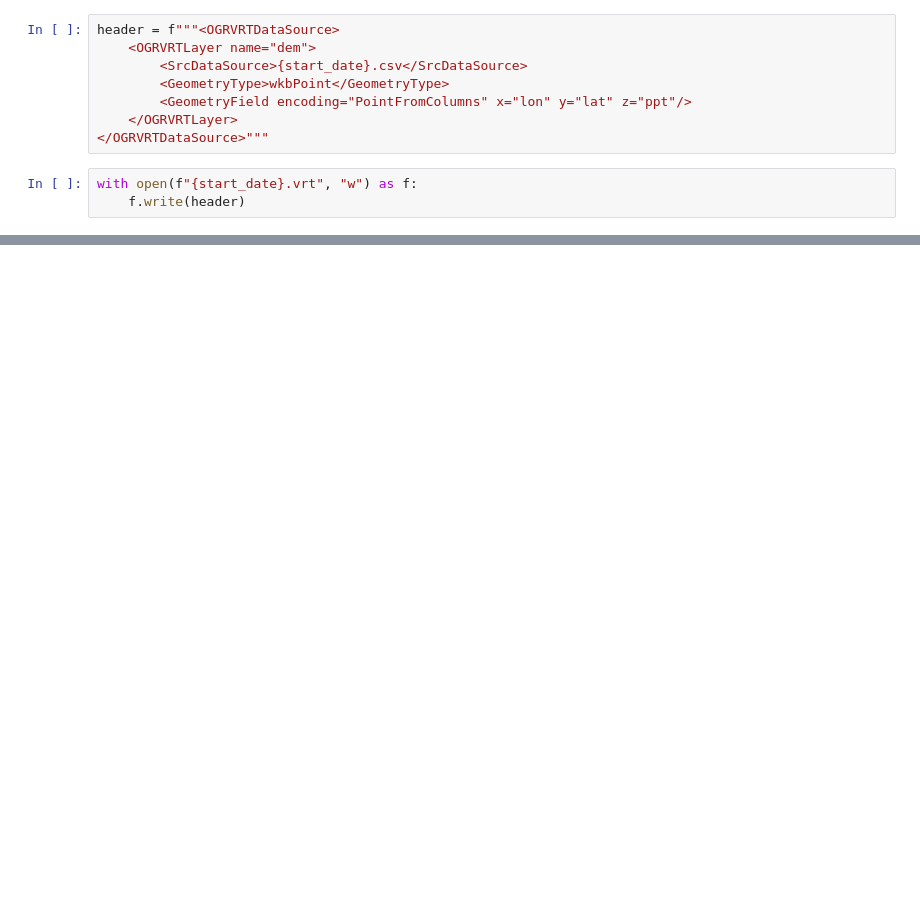
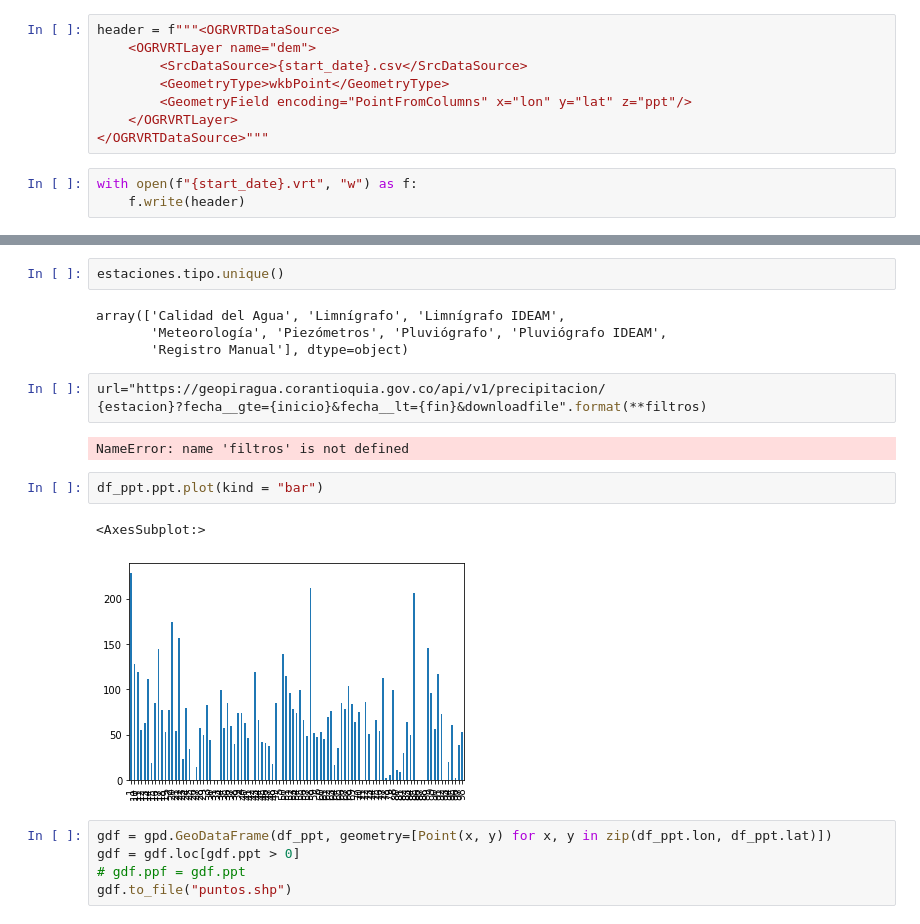
Before and after one commit to ospinals/piragua_backend_estaciones, a Jupyter notebook: piragua-src/PPT/Untitled.ipynb, the cells around one changed output, grey strips where cells are left out. Saved outputs shown, nothing was run; the diff lists cells and outputs as text; blank space fills up the shorter version.

```diff
--- a/piragua-src/PPT/Untitled.ipynb
+++ b/piragua-src/PPT/Untitled.ipynb
@@ -80,0 +341,21 @@ df_ppt
+# %%
+estaciones.tipo.unique()
+# %% [output]
+array(['Calidad del Agua', 'Limnígrafo', 'Limnígrafo IDEAM',
+       'Meteorología', 'Piezómetros', 'Pluviógrafo', 'Pluviógrafo IDEAM',
+       'Registro Manual'], dtype=object)
+# %%
+url="https://geopiragua.corantioquia.gov.co/api/v1/precipitacion/
+{estacion}?fecha__gte={inicio}&fecha__lt={fin}&downloadfile".format(**filtros)
+# %% [output]
+NameError: name 'filtros' is not defined
+# %%
+df_ppt.ppt.plot(kind = "bar")
+# %% [output]
+<AxesSubplot:>
+[figure, added]
+# %%
+gdf = gpd.GeoDataFrame(df_ppt, geometry=[Point(x, y) for x, y in zip(df_ppt.lon, df_ppt.lat)])
+gdf = gdf.loc[gdf.ppt > 0]
+# gdf.ppf = gdf.ppt
+gdf.to_file("puntos.shp")
```
Also changed, not shown: parts of 57 cells of this notebook, 27 other files.
